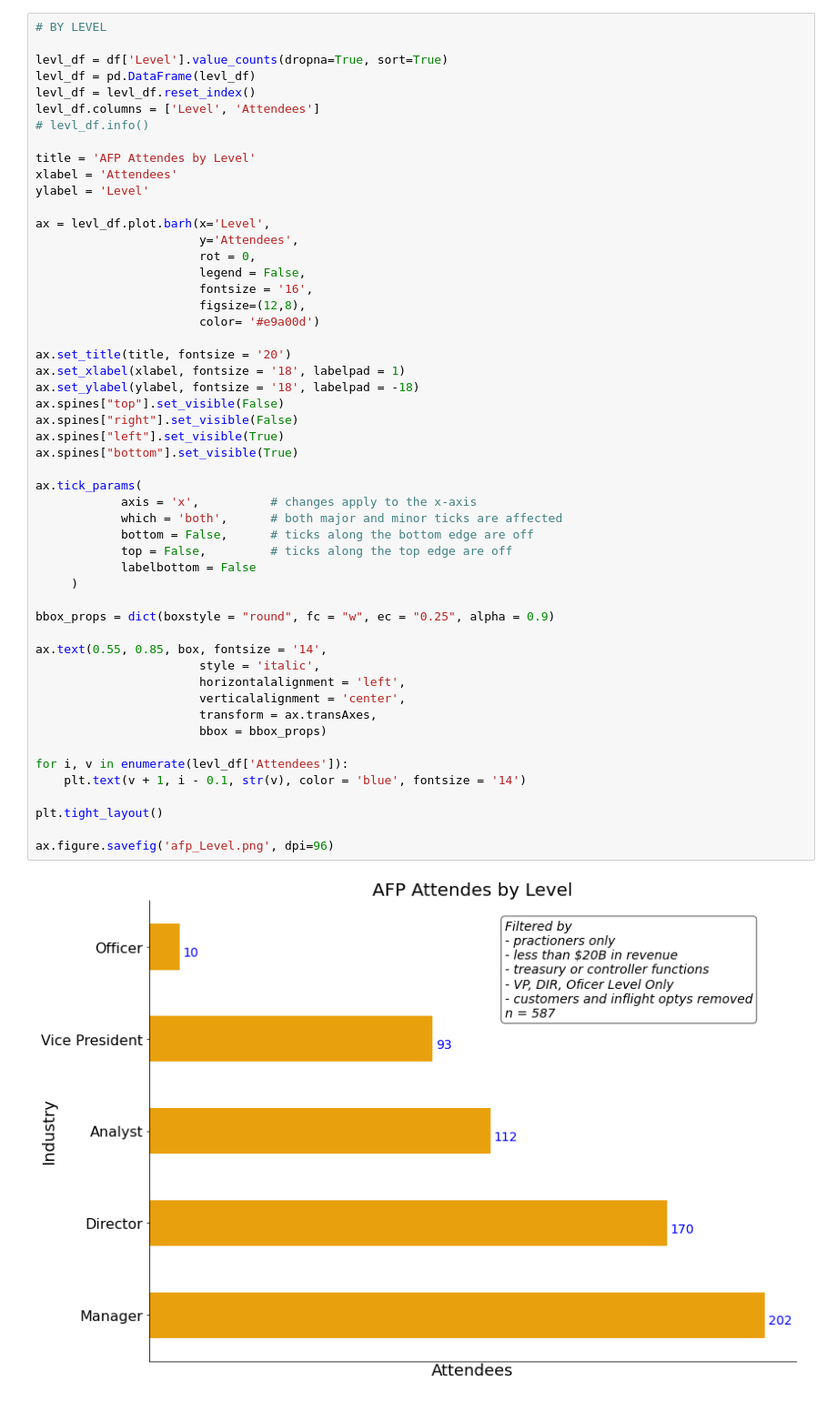
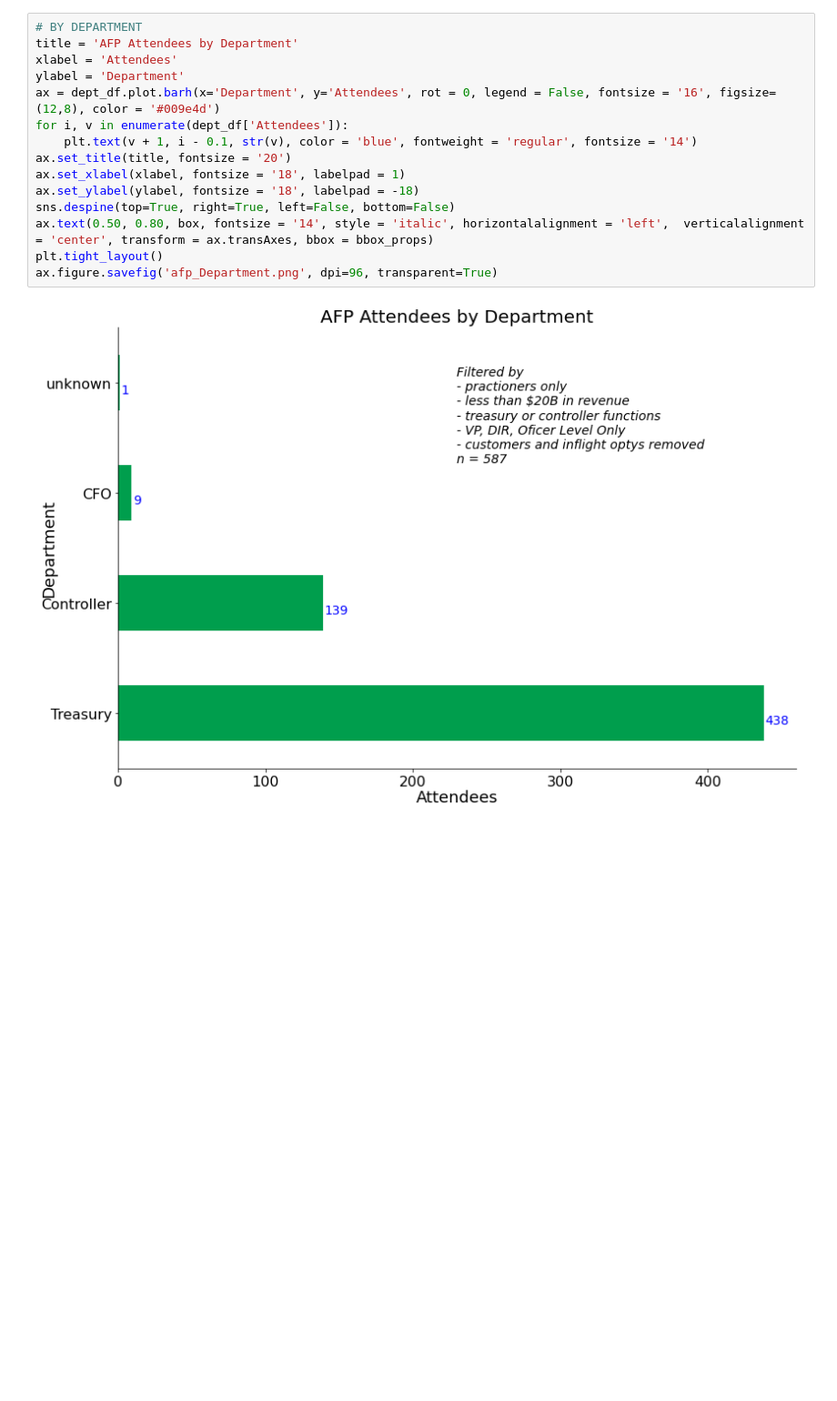
Before and after one commit to bethanysciences/Jupyter_Notebooks, a Jupyter notebook: HT_AFP.ipynb, the cells around one changed output. Shown at 91% size. Drawn from its saved outputs; the diff is of its cells as text; blank space fills up the shorter version.

```diff
--- a/HT_AFP.ipynb
+++ b/HT_AFP.ipynb
@@ -79,54 +139,17 @@ ax.figure.savefig('afp_Industry.png', dpi=96)
 # %%
-# BY LEVEL
-
-levl_df = df['Level'].value_counts(dropna=True, sort=True)
-levl_df = pd.DataFrame(levl_df)
-levl_df = levl_df.reset_index()
-levl_df.columns = ['Level', 'Attendees']
-# levl_df.info()
-
-title = 'AFP Attendes by Level'
+# BY DEPARTMENT
+title = 'AFP Attendees by Department'
 xlabel = 'Attendees'
-ylabel = 'Level'
-
-ax = levl_df.plot.barh(x='Level',
-                       y='Attendees',
-                       rot = 0,
-                       legend = False,
-                       fontsize = '16',
-                       figsize=(12,8),
-                       color= '#e9a00d')
-
+ylabel = 'Department'
+ax = dept_df.plot.barh(x='Department', y='Attendees', rot = 0, legend = False, fontsize = '16', figsize=(12,8), color = '#009e4d')
+for i, v in enumerate(dept_df['Attendees']):
+    plt.text(v + 1, i - 0.1, str(v), color = 'blue', fontweight = 'regular', fontsize = '14')
 ax.set_title(title, fontsize = '20')
 ax.set_xlabel(xlabel, fontsize = '18', labelpad = 1)
 ax.set_ylabel(ylabel, fontsize = '18', labelpad = -18)
-ax.spines["top"].set_visible(False)
-ax.spines["right"].set_visible(False)
-ax.spines["left"].set_visible(True)
-ax.spines["bottom"].set_visible(True)
-
-ax.tick_params(
-            axis = 'x',          # changes apply to the x-axis
-            which = 'both',      # both major and minor ticks are affected
-            bottom = False,      # ticks along the bottom edge are off
-            top = False,         # ticks along the top edge are off
-            labelbottom = False
-     )
-
-bbox_props = dict(boxstyle = "round", fc = "w", ec = "0.25", alpha = 0.9)
-
-ax.text(0.55, 0.85, box, fontsize = '14',
-                       style = 'italic',
-                       horizontalalignment = 'left',
-                       verticalalignment = 'center',
-                       transform = ax.transAxes,
-                       bbox = bbox_props)
-
-for i, v in enumerate(levl_df['Attendees']):
-    plt.text(v + 1, i - 0.1, str(v), color = 'blue', fontsize = '14')
-
+sns.despine(top=True, right=True, left=False, bottom=False)
+ax.text(0.50, 0.80, box, fontsize = '14', style = 'italic', horizontalalignment = 'left',  verticalalignment = 'center', transform = ax.transAxes, bbox = bbox_props)
 plt.tight_layout()
-
-ax.figure.savefig('afp_Level.png', dpi=96)
+ax.figure.savefig('afp_Department.png', dpi=96, transparent=True)
 # %% [output]
-[figure, old version]
+[figure, new version]
```
Also changed, not shown: parts of 8 cells of this notebook, 6 other files.
